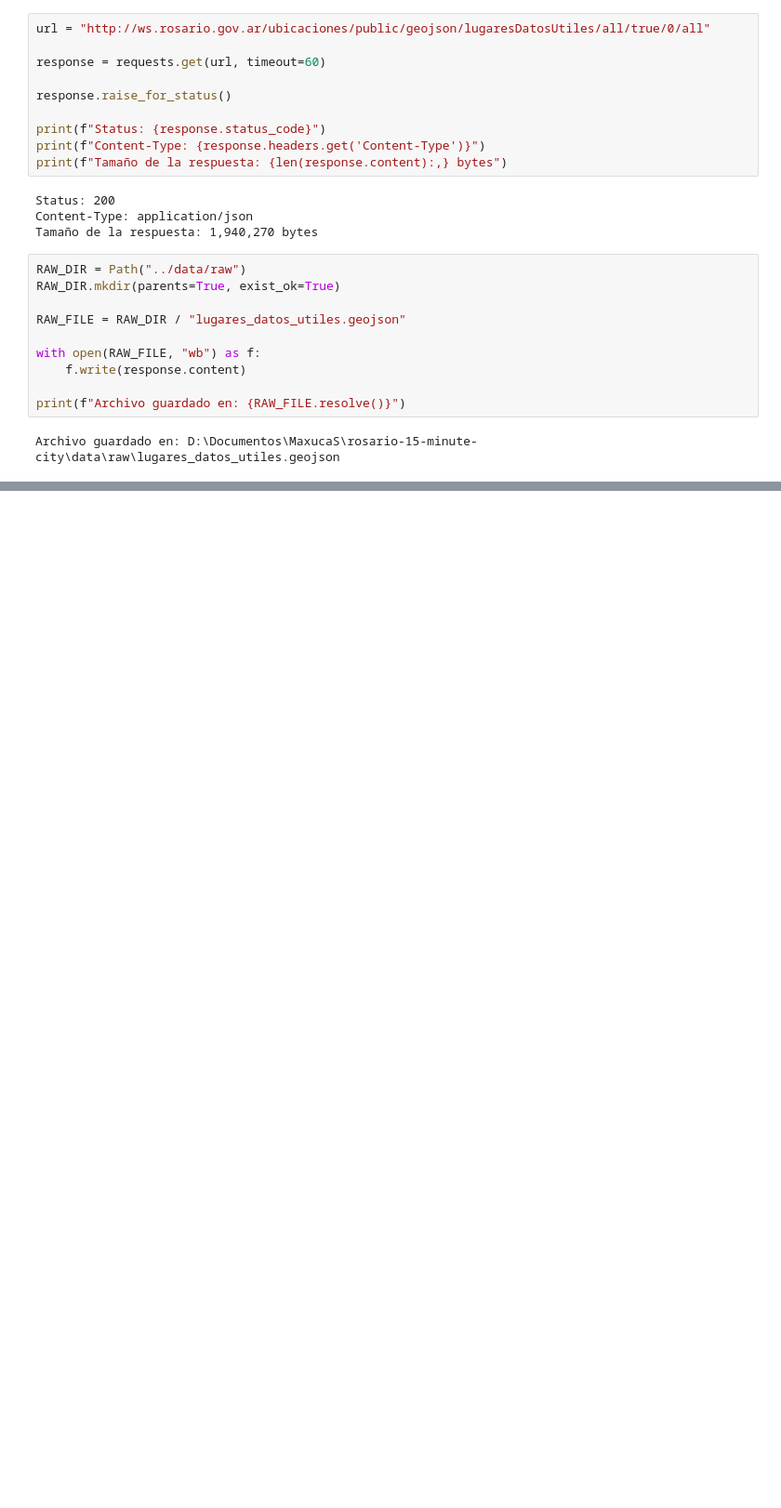
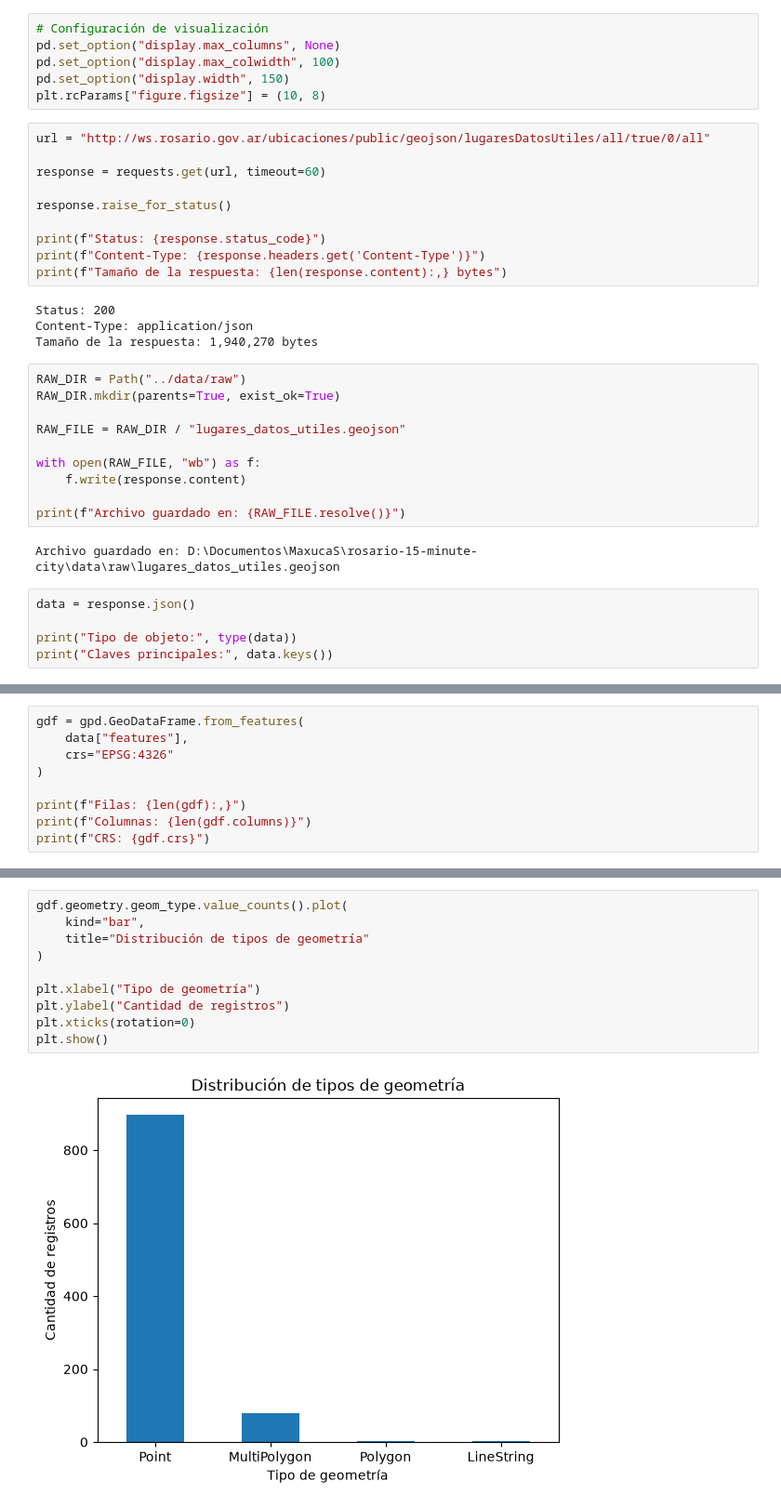
Before and after one commit to maximoalva/rosario-15-minute-city, a Jupyter notebook: notebooks/exploracion_datos.ipynb, the cells around one changed output, grey strips where cells are left out. Shown at 93% size. Saved outputs shown, nothing was run; the diff lists cells and outputs as text; blank space fills up the shorter version.

```diff
--- a/notebooks/exploracion_datos.ipynb
+++ b/notebooks/exploracion_datos.ipynb
@@ -5,3 +9,9 @@ from pathlib import Path
+# %%
+# Configuración de visualización
+pd.set_option("display.max_columns", None)
+pd.set_option("display.max_colwidth", 100)
+pd.set_option("display.width", 150)
+plt.rcParams["figure.figsize"] = (10, 8)
 # %%
 url = "http://ws.rosario.gov.ar/ubicaciones/public/geojson/lugaresDatosUtiles/all/true/0/all"
 
@@ -28,3 +38,8 @@ with open(RAW_FILE, "wb") as f:
 print(f"Archivo guardado en: {RAW_FILE.resolve()}")
 # %% [output]
 Archivo guardado en: D:\Documentos\MaxucaS\rosario-15-minute-city\data\raw\lugares_datos_utiles.geojson
+# %%
+data = response.json()
+
+print("Tipo de objeto:", type(data))
+print("Claves principales:", data.keys())
@@ -30,0 +76,9 @@ Archivo guardado en: D:\Documentos\MaxucaS\rosario-15-minute-city\data\raw\lugar
+# %%
+gdf = gpd.GeoDataFrame.from_features(
+    data["features"],
+    crs="EPSG:4326"
+)
+
+print(f"Filas: {len(gdf):,}")
+print(f"Columnas: {len(gdf.columns)}")
+print(f"CRS: {gdf.crs}")
@@ -30,0 +136,12 @@ Archivo guardado en: D:\Documentos\MaxucaS\rosario-15-minute-city\data\raw\lugar
+# %%
+gdf.geometry.geom_type.value_counts().plot(
+    kind="bar",
+    title="Distribución de tipos de geometría"
+)
+
+plt.xlabel("Tipo de geometría")
+plt.ylabel("Cantidad de registros")
+plt.xticks(rotation=0)
+plt.show()
+# %% [output]
+[figure, added]
```
Also changed, not shown: parts of 20 cells of this notebook.
